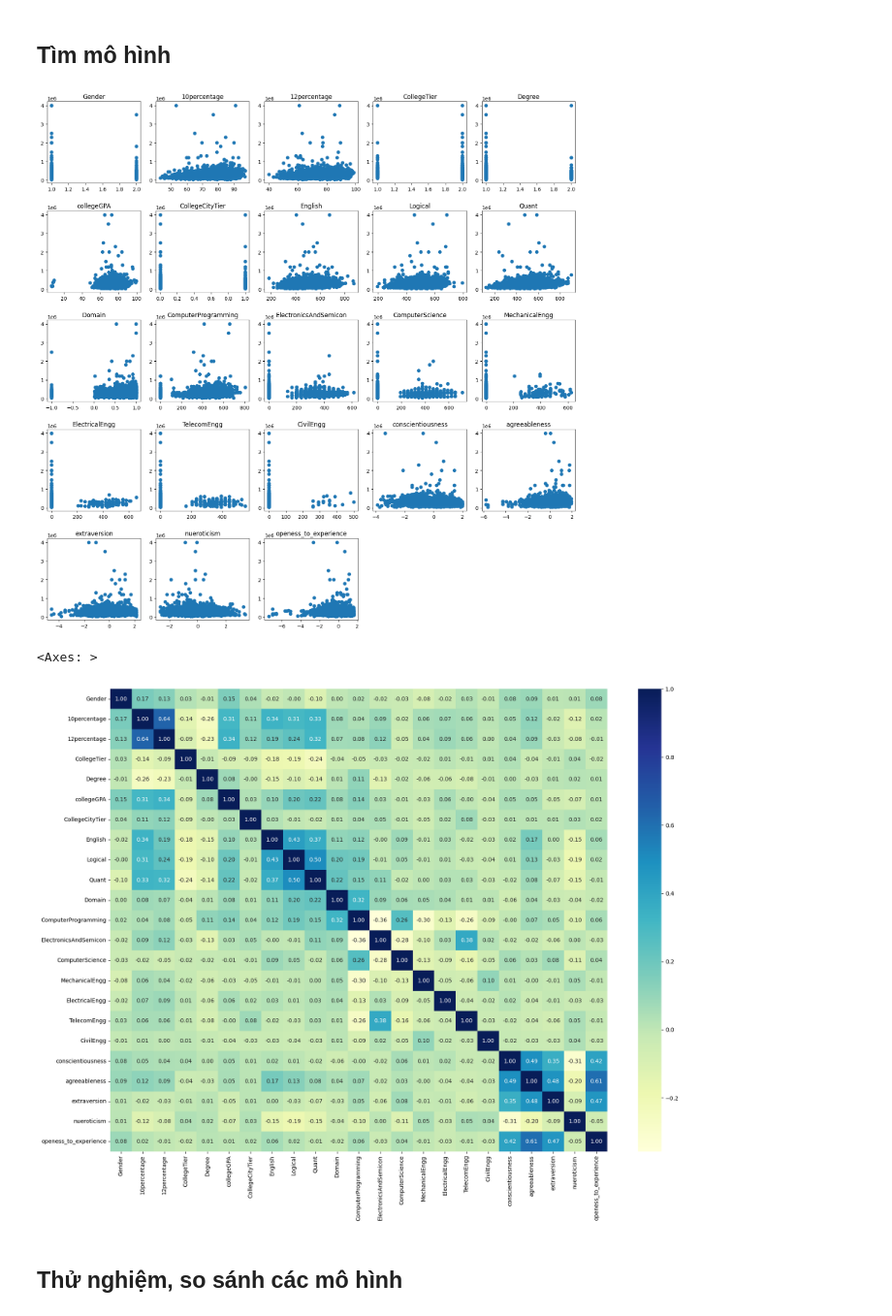
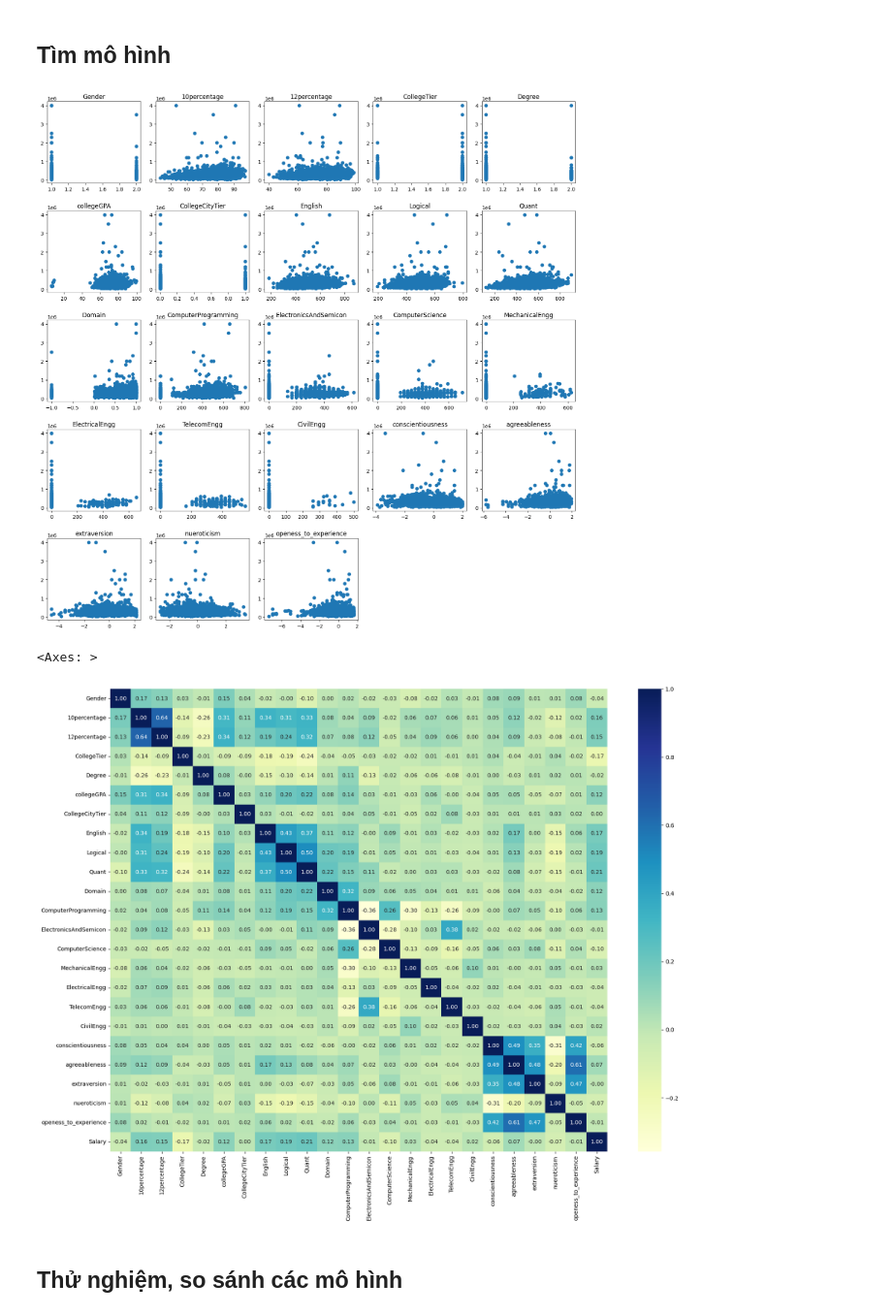
Before and after one commit to katori1307/Project_3-LinearRegression, a Jupyter notebook: MSSV.ipynb, the cells around one changed output. Shown at 97% size. Drawn from its saved outputs; the diff is of its cells as text; code cells hidden in the pictures.

```diff
--- a/MSSV.ipynb
+++ b/MSSV.ipynb
@@ -214,23 +214,23 @@ Lưu ý: khi sử dụng cross-validation, sinh viên cần xáo trộn dữ li
 # %%
 # Trình bày các phần tìm ra mô hình
 
 X_train_np = X_train.to_numpy()
 y_train_np = y_train.to_numpy()
 num_rows = int(np.ceil(X_train_np.shape[1] / 5))
 plt.figure(figsize=(15, num_rows * 3))
 for i in range(X_train_np.shape[1]):
     plt.subplot(num_rows, 5, i + 1)
     plt.scatter(X_train_np[:, i].reshape(-1, 1), y_train_np, marker='o')
     plt.title(X_train.columns[i])
 plt.tight_layout()
 plt.show()
 
 plt.figure(figsize=(20, 15))
-sns.heatmap(X_train.corr(), annot=True, fmt=".2f", cmap="YlGnBu") # or cmap="coolwarm"
+sns.heatmap(train.corr(), annot=True, fmt=".2f", cmap="YlGnBu") # or cmap="coolwarm"
 # %% [output]
 [figure]
 <Axes: >
-[figure, old version]
+[figure, new version]
 # %% [markdown]
 ## Thử nghiệm, so sánh các mô hình
 # %%
```
Also changed, not shown: parts of 5 cells of this notebook.
